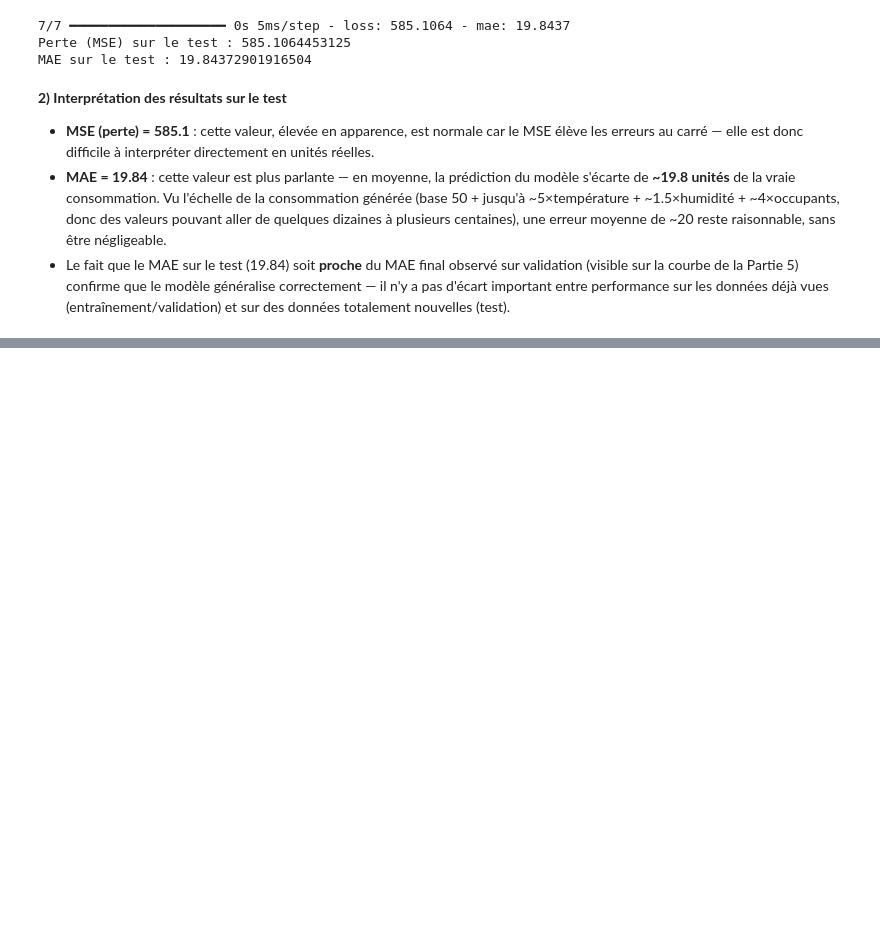
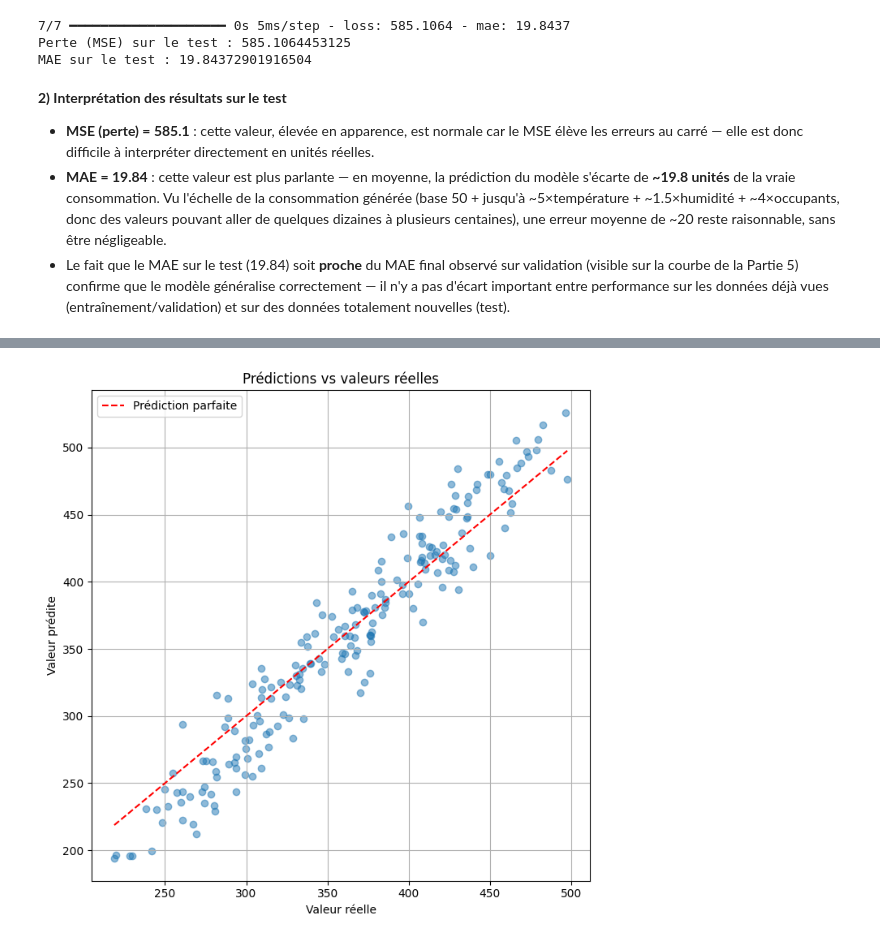
Before and after one commit to fatoufall737/atelier-tensorflow-iot, a Jupyter notebook: atelier_tensorflow_iot.ipynb, the cells around one changed output, grey strips where cells are left out. Drawn from its saved outputs; the diff is of its cells as text; code cells hidden in the pictures; blank space fills up the shorter version.

Commit message:
Partie 7 : prédictions (comparaison, visualisation, interprétation)

```diff
--- a/atelier_tensorflow_iot.ipynb
+++ b/atelier_tensorflow_iot.ipynb
@@ -231,0 +237,4 @@ MAE sur le test : 19.84372901916504
+# %%
+#Question 1 : fais des prédictions avec les données de test.
+y_pred = modele.predict(X_test)
+y_pred[:5]
@@ -231,0 +268,14 @@ MAE sur le test : 19.84372901916504
+# %%
+#Question 3  : visualise et interprète cette comparaison — que devrait-on observer si le modèle était parfait ?
+plt.figure(figsize=(7, 7))
+plt.scatter(y_test, y_pred, alpha=0.5)
+plt.plot([y_test.min(), y_test.max()], [y_test.min(), y_test.max()], color="red", linestyle="--", label="Prédiction parfaite")
+plt.title("Prédictions vs valeurs réelles")
+plt.xlabel("Valeur réelle")
+plt.ylabel("Valeur prédite")
+plt.legend()
+plt.grid(True)
+plt.tight_layout()
+plt.show()
+# %% [output]
+[figure, added]
```
Also changed, not shown: parts of 6 cells of this notebook.
